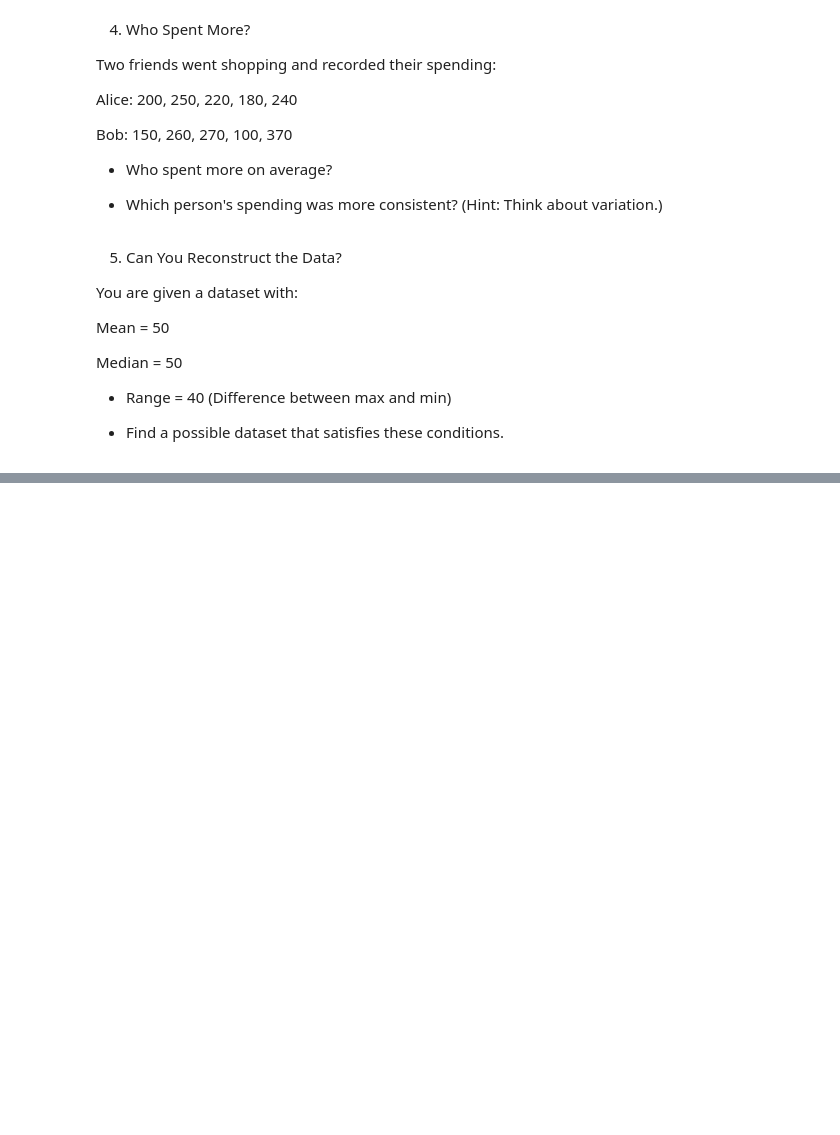
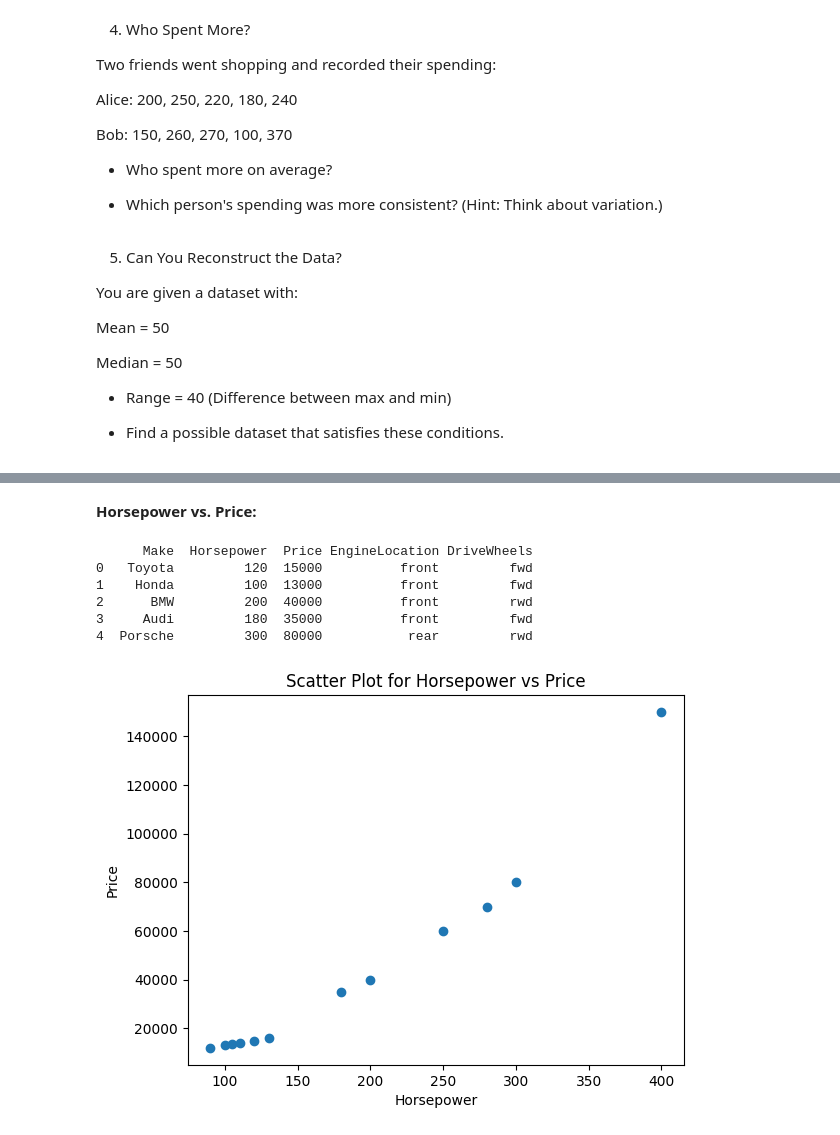
Before and after one commit to ShilpaVasista/Exploratory-Data-Analytics, a Jupyter notebook: Module_3_Part_II_Correlation.ipynb, the cells around one changed output, grey strips where cells are left out. Drawn from its saved outputs; the diff is of its cells as text; code cells hidden in the pictures; blank space fills up the shorter version.

```diff
--- a/Module_3_Part_II_Correlation.ipynb
+++ b/Module_3_Part_II_Correlation.ipynb
@@ -648,0 +689,31 @@ Median = 50
+# %% [markdown]
+**Horsepower vs. Price:**
+# %%
+import pandas as pd
+import matplotlib.pyplot as plt
+import seaborn as sns
+
+data = {'Make': ['Toyota', 'Honda', 'BMW', 'Audi', 'Porsche', 'Nissan', 'Mercedes', 'Subaru', 'Jaguar', 'VW', 'Ferrari', 'Mazda'],
+        'Horsepower': [120, 100, 200, 180, 300, 130, 250, 110, 280, 90, 400, 105],
+        'Price': [15000, 13000, 40000, 35000, 80000, 16000, 60000, 14000, 70000, 12000, 150000, 13500],
+        'EngineLocation': ['front', 'front', 'front', 'front', 'rear', 'front', 'front', 'front', 'front', 'front', 'rear', 'front'],
+        'DriveWheels': ['fwd', 'fwd', 'rwd', 'fwd', 'rwd', 'fwd', 'rwd', 'awd', 'rwd', 'fwd', 'rwd', 'fwd']}
+
+df_simple = pd.DataFrame(data)
+
+print(df_simple.head())
+# %% [output]
+      Make  Horsepower  Price EngineLocation DriveWheels
+0   Toyota         120  15000          front         fwd
+1    Honda         100  13000          front         fwd
+2      BMW         200  40000          front         rwd
+3     Audi         180  35000          front         fwd
+4  Porsche         300  80000           rear         rwd
+# %%
+plt.scatter(df_simple["Horsepower"], df_simple["Price"])
+plt.title("Scatter Plot for Horsepower vs Price")
+plt.xlabel("Horsepower")
+plt.ylabel("Price")
+plt.show()
+# %% [output]
+[figure, added]
```
Also changed, not shown: parts of 19 cells of this notebook.
